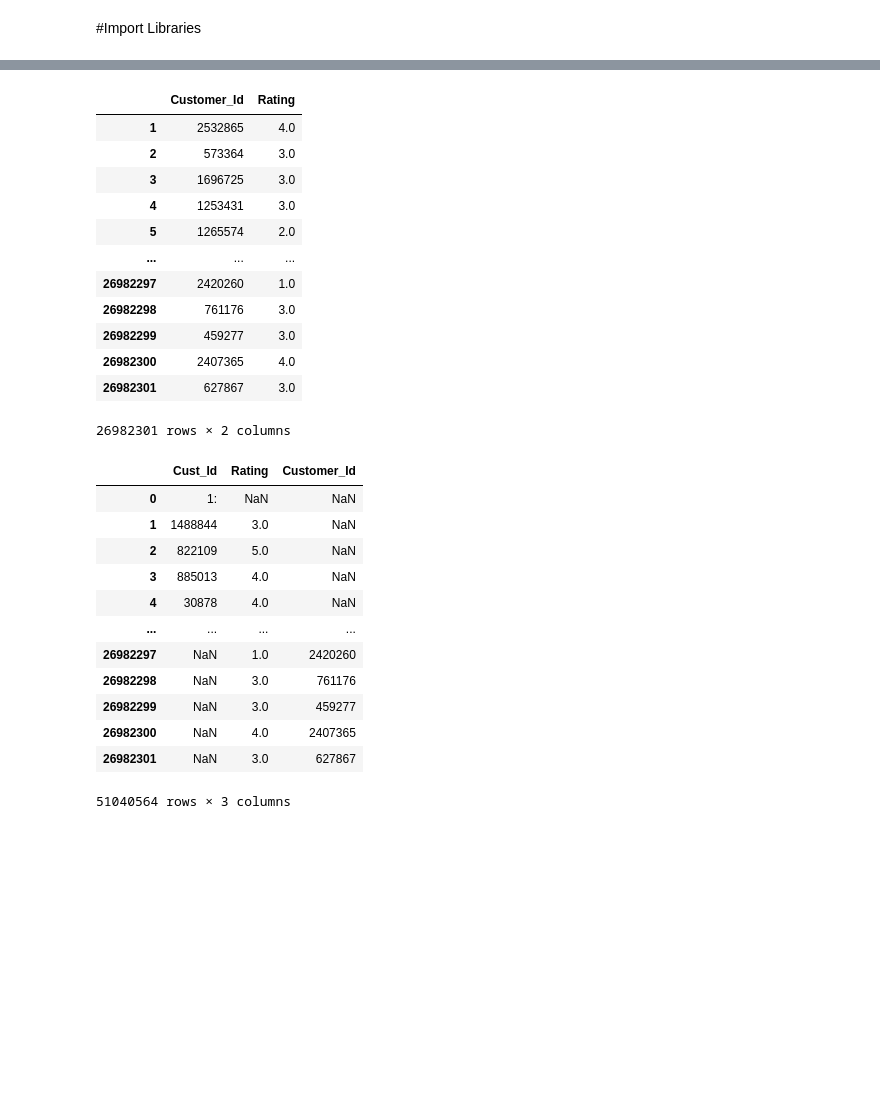
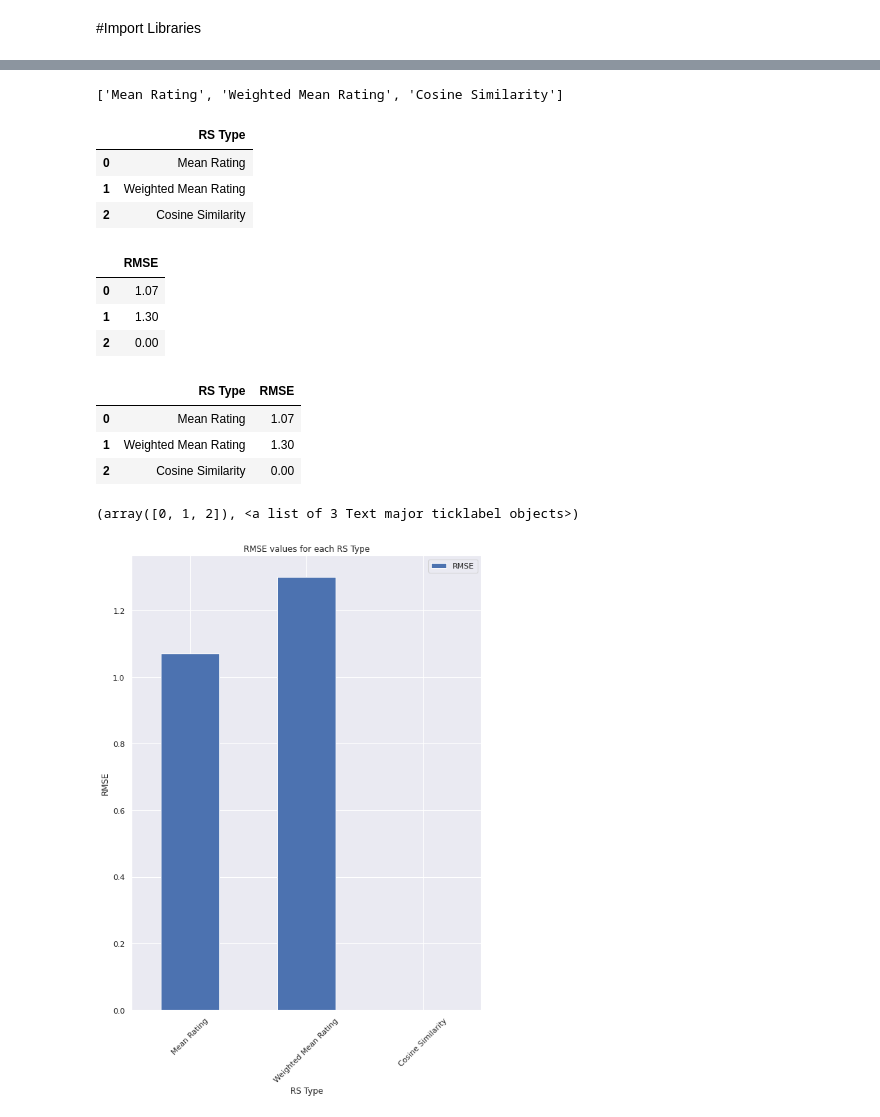
Before and after one commit to Amruta-Nadgouda/Netflix_Recommendation_System, a Jupyter notebook: NRS.ipynb, the cells around one changed output, grey strips where cells are left out. Drawn from its saved outputs; the diff is of its cells as text; code cells hidden in the pictures; blank space fills up the shorter version.

```diff
--- a/NRS.ipynb
+++ b/NRS.ipynb
@@ -102,34 +16,44 @@ df4
-# %%
-totalDF = df1
-df2 = df2.drop(labels=0,axis=0)
-# %% [output]
-|  | Customer_Id | Rating |
-| 1 | 2532865 | 4.0 |
-| 2 | 573364 | 3.0 |
-| 3 | 1696725 | 3.0 |
-| 4 | 1253431 | 3.0 |
-| 5 | 1265574 | 2.0 |
-| ... | ... | ... |
-| 26982297 | 2420260 | 1.0 |
-| 26982298 | 761176 | 3.0 |
-| 26982299 | 459277 | 3.0 |
-| 26982300 | 2407365 | 4.0 |
-| 26982301 | 627867 | 3.0 |
-26982301 rows × 2 columns
-# %%
-totalDF = totalDF.append(df2)
-totalDF
-# %% [output]
-|  | Cust_Id | Rating | Customer_Id |
-| 0 | 1: | NaN | NaN |
-| 1 | 1488844 | 3.0 | NaN |
-| 2 | 822109 | 5.0 | NaN |
-| 3 | 885013 | 4.0 | NaN |
-| 4 | 30878 | 4.0 | NaN |
-| ... | ... | ... | ... |
-| 26982297 | NaN | 1.0 | 2420260 |
-| 26982298 | NaN | 3.0 | 761176 |
-| 26982299 | NaN | 3.0 | 459277 |
-| 26982300 | NaN | 4.0 | 2407365 |
-| 26982301 | NaN | 3.0 | 627867 |
-51040564 rows × 3 columns
+# %%
+RecoType = ['Mean Rating', 'Weighted Mean Rating', 'Cosine Similarity']
+RecoType
+# %% [output]
+['Mean Rating', 'Weighted Mean Rating', 'Cosine Similarity']
+# %%
+RecoTypeDF = pd.DataFrame(RecoType)
+RecoTypeDF = RecoTypeDF.rename(columns={0:'RS Type'})
+RecoTypeDF
+# %% [output]
+|  | RS Type |
+| 0 | Mean Rating |
+| 1 | Weighted Mean Rating |
+| 2 | Cosine Similarity |
+# %%
+RMSE = [1.07, 1.3, 0]
+RMSEDF = pd.DataFrame(RMSE)
+RMSEDF = RMSEDF.rename(columns = {0: 'RMSE'})
+RMSEDF
+# %% [output]
+|  | RMSE |
+| 0 | 1.07 |
+| 1 | 1.30 |
+| 2 | 0.00 |
+# %%
+resultsDF = pd.DataFrame({'RS Type': RecoTypeDF['RS Type'], 'RMSE': RMSEDF['RMSE']})
+resultsDF
+# %% [output]
+|  | RS Type | RMSE |
+| 0 | Mean Rating | 1.07 |
+| 1 | Weighted Mean Rating | 1.30 |
+| 2 | Cosine Similarity | 0.00 |
+# %%
+sns.set()
+resultsDF.plot(x = 'RS Type',
+               y = 'RMSE',
+               kind = 'bar',
+               figsize = (9,12),
+               title = 'RMSE values for each RS Type',
+               ylabel = 'RMSE')
+plt.xticks(rotation =45)
+# %% [output]
+(array([0, 1, 2]), <a list of 3 Text major ticklabel objects>)
+[figure, added]
```
Also changed, not shown: parts of 10 cells of this notebook.
